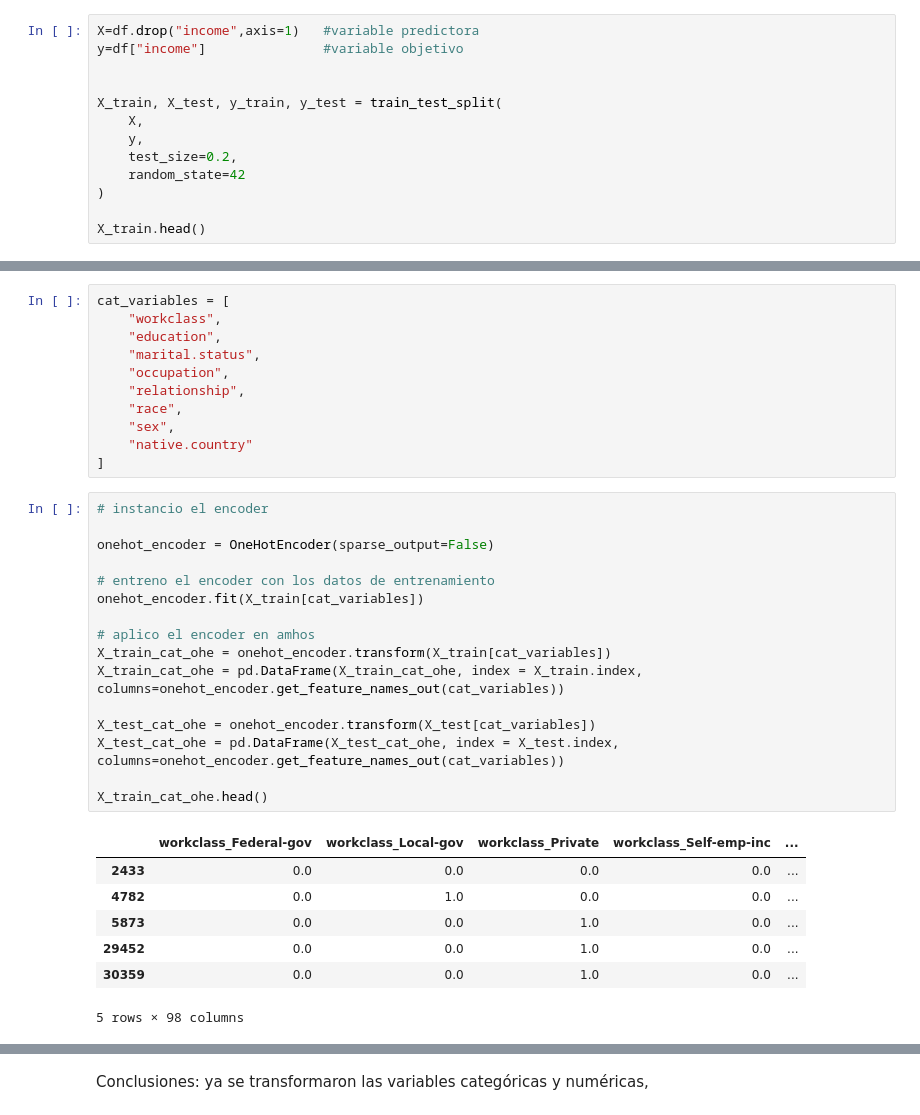
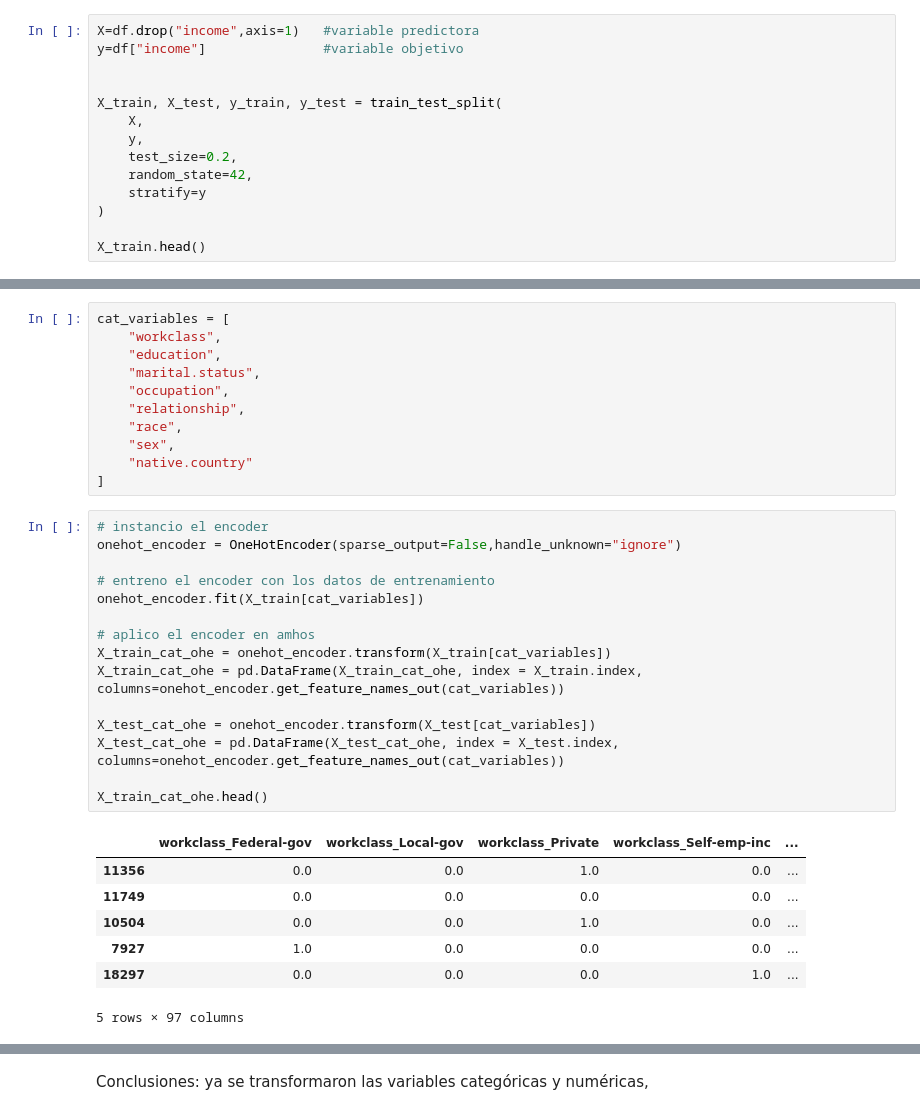
Before and after one commit to 4GeeksAcademy/machine-learning-python-sistema_recomendacion_melissahm, a Jupyter notebook: src/explore.ipynb, the cells around one changed output, grey strips where cells are left out. Drawn from its saved outputs; the diff is of its cells as text.

```diff
--- a/src/explore.ipynb
+++ b/src/explore.ipynb
@@ -239,7 +240,8 @@ X_train, X_test, y_train, y_test = train_test_split(
     X,
     y,
     test_size=0.2,
-    random_state=42
+    random_state=42,
+    stratify=y
 )
 
 X_train.head()
@@ -325,28 +304,27 @@ cat_variables = [
 ]
 # %%
 # instancio el encoder
-
-onehot_encoder = OneHotEncoder(sparse_output=False)
+onehot_encoder = OneHotEncoder(sparse_output=False,handle_unknown="ignore")
 
 # entreno el encoder con los datos de entrenamiento
 onehot_encoder.fit(X_train[cat_variables])
 
 # aplico el encoder en amhos
 X_train_cat_ohe = onehot_encoder.transform(X_train[cat_variables])
 X_train_cat_ohe = pd.DataFrame(X_train_cat_ohe, index = X_train.index, columns=onehot_encoder.get_feature_names_out(cat_variables))
 
 X_test_cat_ohe = onehot_encoder.transform(X_test[cat_variables])
 X_test_cat_ohe = pd.DataFrame(X_test_cat_ohe, index = X_test.index, columns=onehot_encoder.get_feature_names_out(cat_variables))
 
 X_train_cat_ohe.head()
 # %% [output]
 |  | workclass_Federal-gov | workclass_Local-gov | workclass_Private | workclass_Self-emp-inc | ... |
-| 2433 | 0.0 | 0.0 | 0.0 | 0.0 | ... |
-| 4782 | 0.0 | 1.0 | 0.0 | 0.0 | ... |
-| 5873 | 0.0 | 0.0 | 1.0 | 0.0 | ... |
-| 29452 | 0.0 | 0.0 | 1.0 | 0.0 | ... |
-| 30359 | 0.0 | 0.0 | 1.0 | 0.0 | ... |
+| 11356 | 0.0 | 0.0 | 1.0 | 0.0 | ... |
+| 11749 | 0.0 | 0.0 | 0.0 | 0.0 | ... |
+| 10504 | 0.0 | 0.0 | 1.0 | 0.0 | ... |
+| 7927 | 1.0 | 0.0 | 0.0 | 0.0 | ... |
+| 18297 | 0.0 | 0.0 | 0.0 | 1.0 | ... |
-5 rows × 98 columns
+5 rows × 97 columns
 # %%
 # unificamos el dataset preprocesado hasta el momento
 X_train_final = pd.concat([X_train_num_scal, X_train_cat_ohe], axis=1)
```
Also changed, not shown: parts of 27 cells of this notebook, 4 other files.
